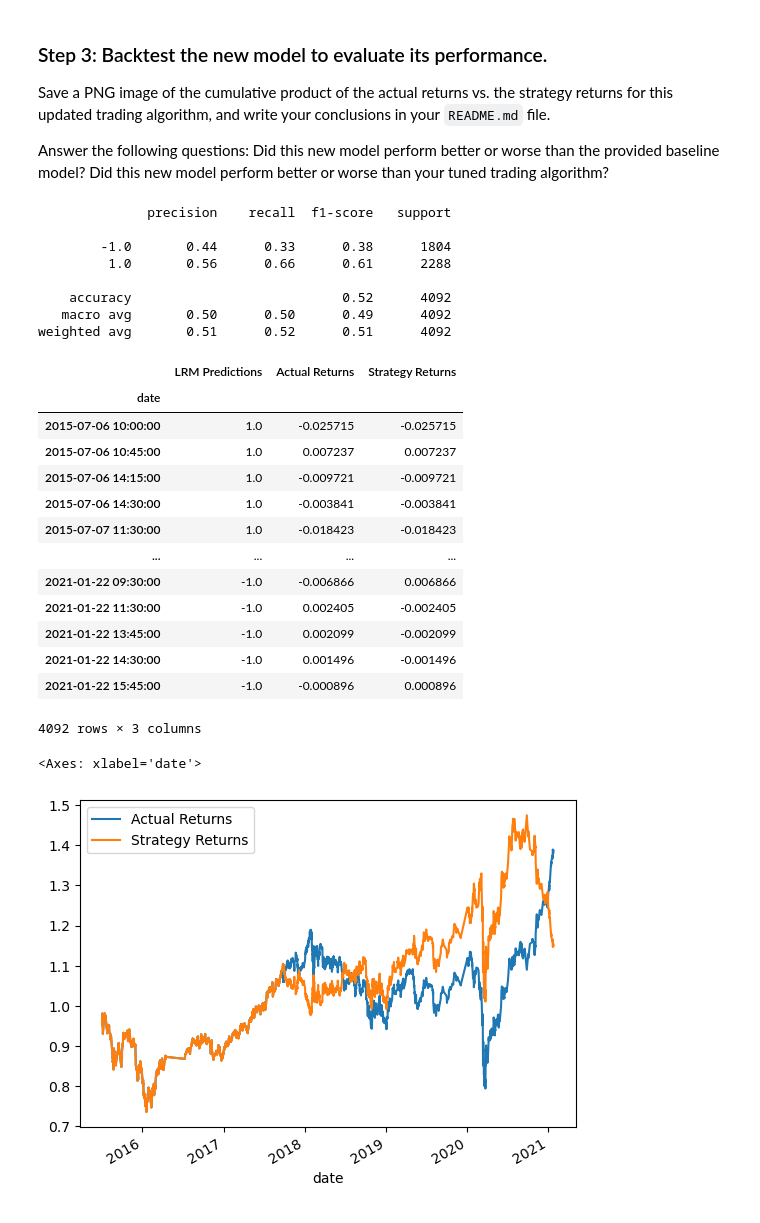
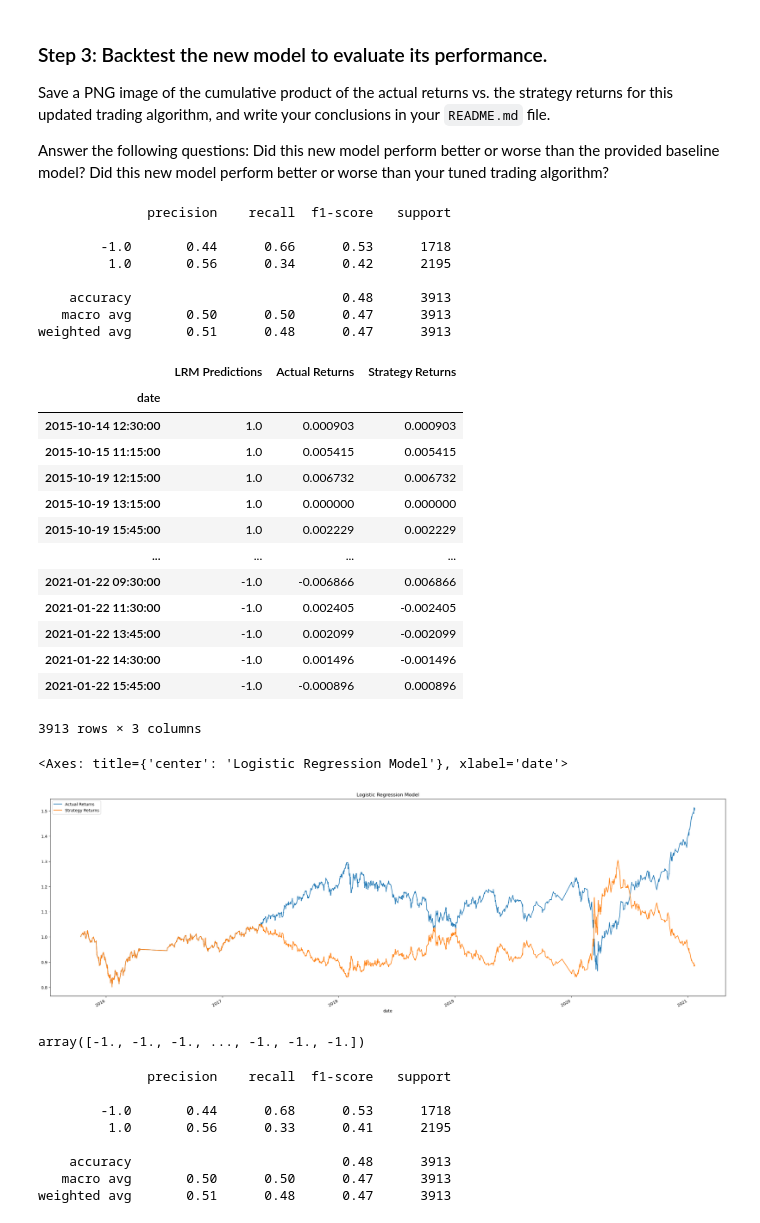
Before and after one commit to w-attson/algorithmic-trading, a Jupyter notebook: machine_learning_trading_bot.ipynb, the cells around one changed output. Drawn from its saved outputs; the diff is of its cells as text; code cells hidden in the pictures.

```diff
--- a/machine_learning_trading_bot.ipynb
+++ b/machine_learning_trading_bot.ipynb
@@ -256,14 +261,15 @@ Name: count, dtype: int64
 # %%
 # Select the start of the training period
 X.index = pd.to_datetime(X.index)
-
+training_begin = X.index.min()
 # Display the training begin date
 print(training_begin)
 # %% [output]
 2015-04-02 15:00:00
 # %%
-# Select the ending period for the training data with an offset of 3 months
-training_end = X.index.min() + DateOffset(months=3)
+# Select the ending period for the training data with an offset
+months = DateOffset(months=3)
+training_end = X.index.min() + months
 
 # Display the training end date
 print(training_end)
@@ -455,19 +475,19 @@ print(logistic_regression_model_report)
 # %% [output]
               precision    recall  f1-score   support
 
-        -1.0       0.44      0.33      0.38      1804
-         1.0       0.56      0.66      0.61      2288
+        -1.0       0.44      0.66      0.53      1718
+         1.0       0.56      0.34      0.42      2195
 
-    accuracy                           0.52      4092
-   macro avg       0.50      0.50      0.49      4092
-weighted avg       0.51      0.52      0.51      4092
+    accuracy                           0.48      3913
+   macro avg       0.50      0.50      0.47      3913
+weighted avg       0.51      0.48      0.47      3913
 # %%
 # Create a new empty predictions DataFrame.
 
 # Create a predictions DataFrame
 logistic_regression_model_predicitons_df = pd.DataFrame(index = X_test.index)
 
-# Add the SVM model predictions to the DataFrame
+# Add the LR model predictions to the DataFrame
 logistic_regression_model_predicitons_df['LRM Predictions'] = pred
 
 # Add the actual returns to the DataFrame
@@ -477,26 +497,28 @@ logistic_regression_model_predicitons_df['Actual Returns'] = signals_df['Actual
 logistic_regression_model_predicitons_df['Strategy Returns'] = logistic_regression_model_predicitons_df['LRM Predictions'] * logistic_regression_model_predicitons_df['Actual Returns']
 
 # Review the DataFrame
-# YOUR CODE HERE
 logistic_regression_model_predicitons_df
 # %% [output]
 |  | LRM Predictions | Actual Returns | Strategy Returns |
 | date |  |  |  |
-| 2015-07-06 10:00:00 | 1.0 | -0.025715 | -0.025715 |
-| 2015-07-06 10:45:00 | 1.0 | 0.007237 | 0.007237 |
-| 2015-07-06 14:15:00 | 1.0 | -0.009721 | -0.009721 |
-| 2015-07-06 14:30:00 | 1.0 | -0.003841 | -0.003841 |
-| 2015-07-07 11:30:00 | 1.0 | -0.018423 | -0.018423 |
+| 2015-10-14 12:30:00 | 1.0 | 0.000903 | 0.000903 |
+| 2015-10-15 11:15:00 | 1.0 | 0.005415 | 0.005415 |
+| 2015-10-19 12:15:00 | 1.0 | 0.006732 | 0.006732 |
+| 2015-10-19 13:15:00 | 1.0 | 0.000000 | 0.000000 |
+| 2015-10-19 15:45:00 | 1.0 | 0.002229 | 0.002229 |
 | ... | ... | ... | ... |
 | 2021-01-22 09:30:00 | -1.0 | -0.006866 | 0.006866 |
 | 2021-01-22 11:30:00 | -1.0 | 0.002405 | -0.002405 |
 | 2021-01-22 13:45:00 | -1.0 | 0.002099 | -0.002099 |
 | 2021-01-22 14:30:00 | -1.0 | 0.001496 | -0.001496 |
 | 2021-01-22 15:45:00 | -1.0 | -0.000896 | 0.000896 |
-4092 rows × 3 columns
+3913 rows × 3 columns
 # %%
 # Plot the actual returns versus the strategy returns
-(1 + logistic_regression_model_predicitons_df[['Actual Returns','Strategy Returns']]).cumprod().plot()
+(1 + logistic_regression_model_predicitons_df[['Actual Returns','Strategy Returns']]).cumprod().plot(
+    title = 'Logistic Regression Model',
+    figsize=(30,10)
+)
 # %% [output]
-<Axes: xlabel='date'>
+<Axes: title={'center': 'Logistic Regression Model'}, xlabel='date'>
-[figure, old version]
+[figure, new version]
@@ -502,0 +531,26 @@ logistic_regression_model_predicitons_df
+# %%
+# Fit the model using the training data
+tree_model = tree.fit(X_train_scaled, y_train)
+
+# Use the testing dataset to generate the predictions for the new model
+tree_predictions = tree_model.predict(X_test_scaled)
+
+# Review the model's predicted values
+tree_predictions
+# %% [output]
+array([-1., -1., -1., ..., -1., -1., -1.])
+# %%
+# Use a classification report to evaluate the model using the predictions and testing data
+tree_model_report = classification_report(y_test, tree_predictions)
+
+# Print the classification report
+print(tree_model_report)
+# %% [output]
+              precision    recall  f1-score   support
+
+        -1.0       0.44      0.68      0.53      1718
+         1.0       0.56      0.33      0.41      2195
+
+    accuracy                           0.48      3913
+   macro avg       0.50      0.50      0.47      3913
+weighted avg       0.51      0.48      0.47      3913
```
Also changed, not shown: parts of 16 cells of this notebook, 21 other files.
